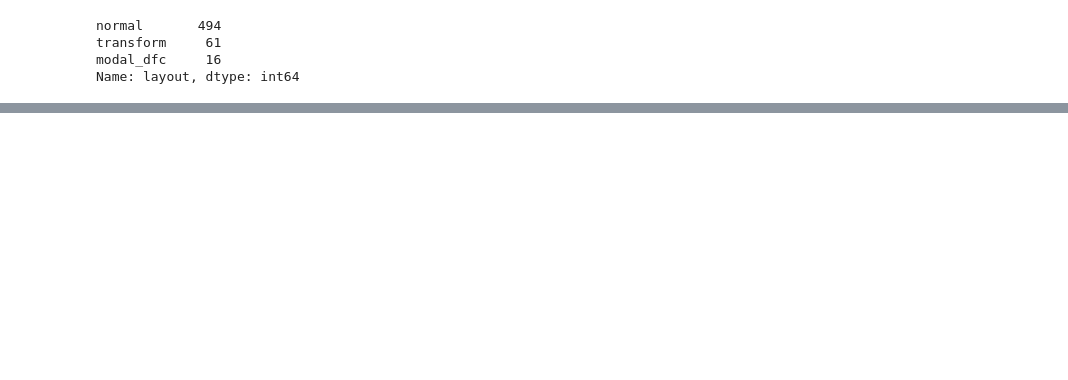
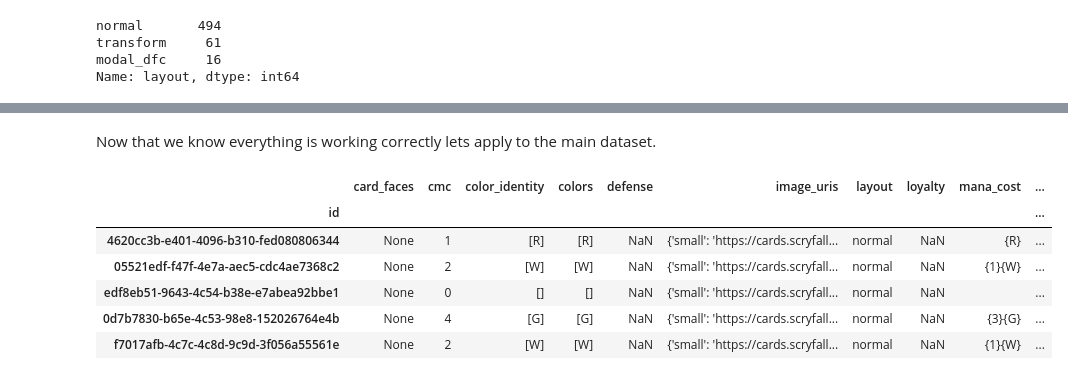
Before and after one commit to ajemmott/mtg-data-projects, a Jupyter notebook: notebooks/01-api-data-structuring.ipynb, the cells around one changed output, grey strips where cells are left out. Drawn from its saved outputs; the diff is of its cells as text; code cells hidden in the pictures; blank space fills up the shorter version.

```diff
--- a/notebooks/01-api-data-structuring.ipynb
+++ b/notebooks/01-api-data-structuring.ipynb
@@ -136,0 +135,9 @@ The `card_faces` column of the 77 non-normal layout  cards should help fill the
+# %%
+def extract_card_face_features(row , features):
+    if row['layout'] == 'transform' or row['layout'] == 'modal_dfc':
+        for feature in features:
+            try:
+                row[feature] = row['card_faces'][feature]
+            except KeyError:
+                row[feature] = np.nan
+    return row
@@ -136,0 +190,14 @@ The `card_faces` column of the 77 non-normal layout  cards should help fill the
+# %%
+card_face_features = ['image_uris', 'loyalty','mana_cost',
+                      'colors','power','name','toughness','type_line',
+                      'defense', 'oracle_text']
+
+dfc_set_data = (set_data
+    .query('layout == "transform" or layout == "modal_dfc"')
+    .explode('card_faces', ignore_index=True)
+    .apply(extract_card_face_features,
+           axis='columns',
+           features= card_face_features)
+    .drop(columns='card_faces'))
+
+dfc_set_data.head(4)
@@ -136,0 +232,8 @@ The `card_faces` column of the 77 non-normal layout  cards should help fill the
+# %%
+from modules.mana_cost_parser import get_cmc
+
+def set_mdfc_cmc(row):
+    if row['layout'] == 'modal_dfc':
+        row['cmc'] = get_cmc(row['mana_cost'])
+
+    return row
@@ -136,0 +250,21 @@ The `card_faces` column of the 77 non-normal layout  cards should help fill the
+# %% [markdown]
+Now that we know everything is working correctly lets apply to the main dataset.
+# %%
+set_data = (set_data
+    .explode('card_faces')
+    .apply(extract_card_face_features,
+           axis='columns',
+           features=card_face_features)
+    .apply(set_mdfc_cmc,
+           axis='columns')
+    .set_index('id'))
+# %%
+set_data.head()
+# %% [output]
+|  | card_faces | cmc | color_identity | colors | defense | image_uris | layout | loyalty | mana_cost | ... |
+| id |  |  |  |  |  |  |  |  |  | ... |
+| 4620cc3b-e401-4096-b310-fed080806344 | None | 1 | [R] | [R] | NaN | {'small': 'https://cards.scryfall... | normal | NaN | {R} | ... |
+| 05521edf-f47f-4e7a-aec5-cdc4ae7368c2 | None | 2 | [W] | [W] | NaN | {'small': 'https://cards.scryfall... | normal | NaN | {1}{W} | ... |
+| edf8eb51-9643-4c54-b38e-e7abea92bbe1 | None | 0 | [] | [] | NaN | {'small': 'https://cards.scryfall... | normal | NaN |  | ... |
+| 0d7b7830-b65e-4c53-98e8-152026764e4b | None | 4 | [G] | [G] | NaN | {'small': 'https://cards.scryfall... | normal | NaN | {3}{G} | ... |
+| f7017afb-4c7c-4c8d-9c9d-3f056a55561e | None | 2 | [W] | [W] | NaN | {'small': 'https://cards.scryfall... | normal | NaN | {1}{W} | ... |
```
Also changed, not shown: parts of 14 cells of this notebook.
